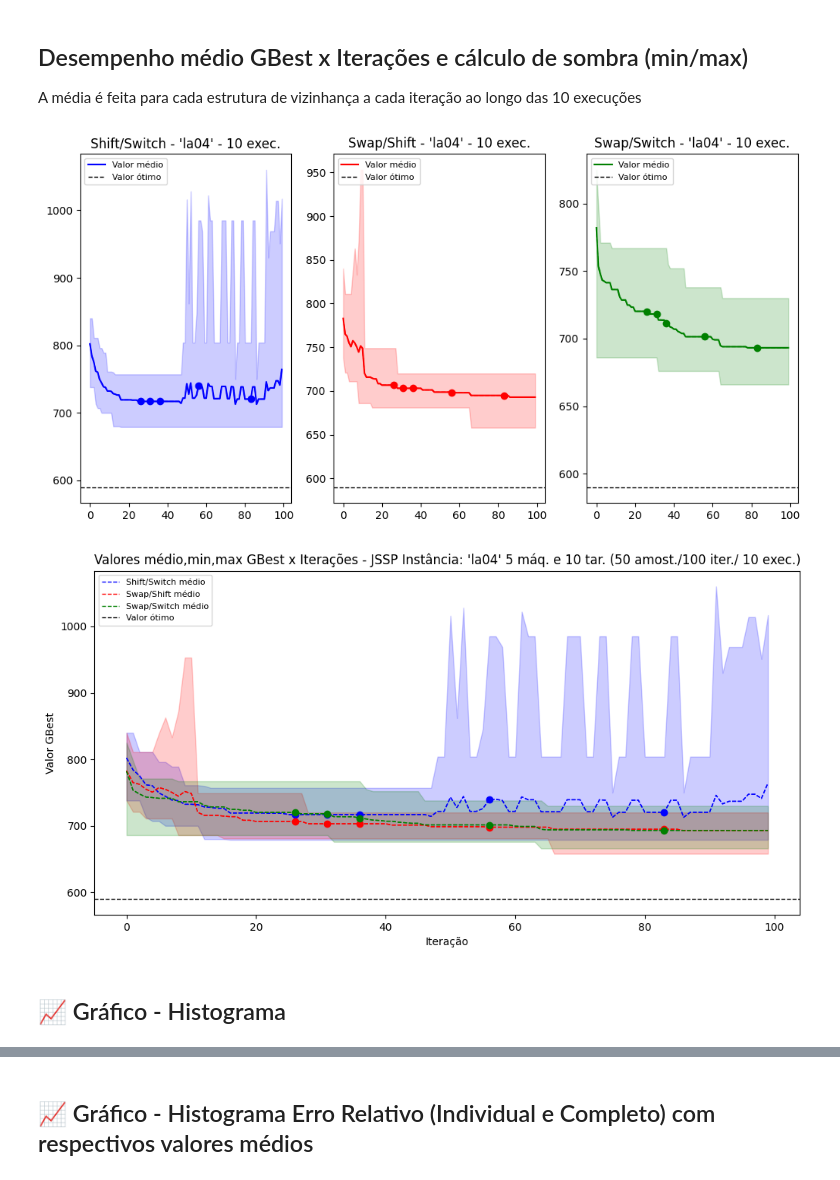
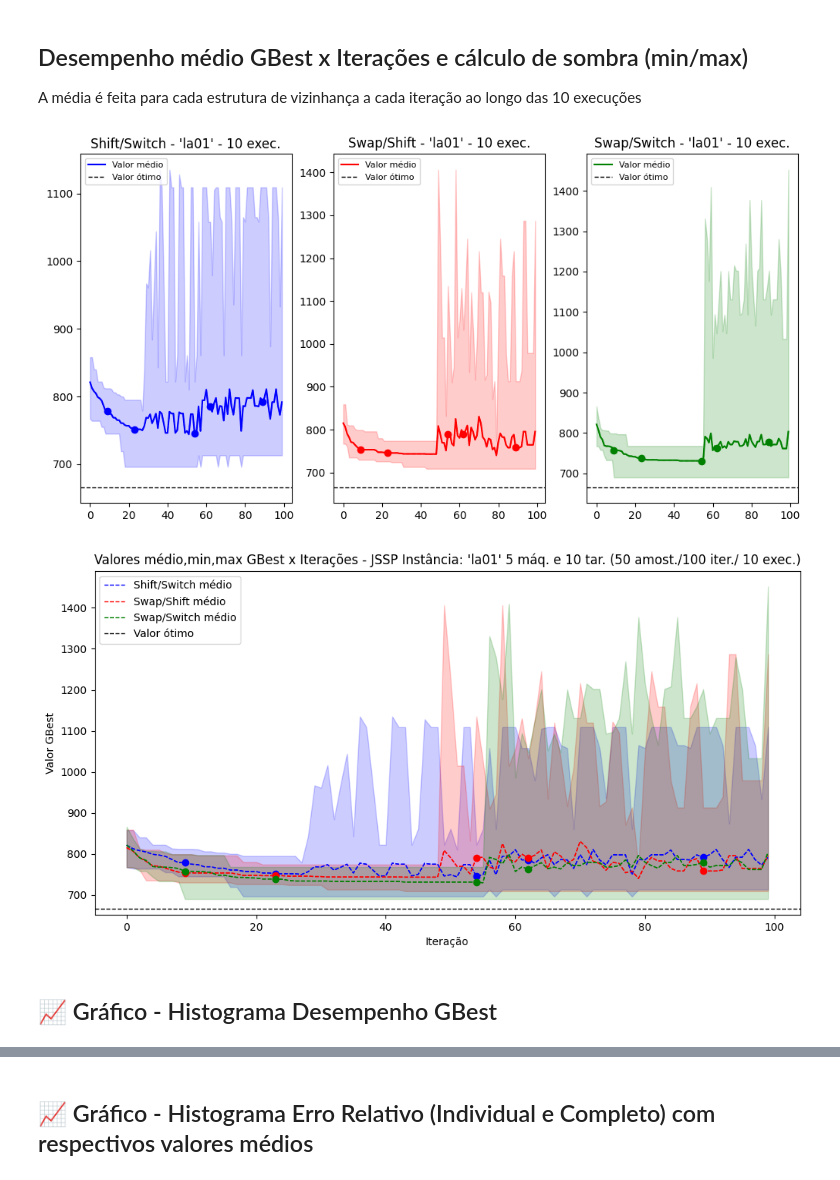
Before and after one commit to diogo-dpa/TCC-Projeto-UFMG, a Jupyter notebook: projeto.ipynb, the cells around one changed output, grey strips where cells are left out. Saved outputs shown, nothing was run; the diff lists cells and outputs as text; code cells hidden in the pictures.

```diff
--- a/projeto.ipynb
+++ b/projeto.ipynb
@@ -314,7 +318,7 @@ iterationsForVND = np.zeros(numberOfIterationsForVND)
 colors = ['blue', 'red', 'green']
 
 optimalValueArrayJSSPInstance = {'la01': 666, 'la02': 655, 'la03': 597, 'la04': 590, 'la05': 593, 'la06': 926, 'mt10': 930, 'mt20': 1165}
-JSSPInstance = 'la05'
+JSSPInstance = 'la01'
 # %%
 # Full Method
 [data, tasks, machines] = readInstanceAndReturnDataTaskMachines('./instances/{}.txt'.format(JSSPInstance))
@@ -330,6 +334,7 @@ bestGlobalFitnessArray = np.zeros((sizeNeighborhoodStructure, iterations))
 
 executionTimeArrayStore = np.zeros((sizeNeighborhoodStructure, iterations, executionTimeQuantity))
 executionTimeArrayStoreCopy = np.zeros((sizeNeighborhoodStructure, iterations, executionTimeQuantity))
+executionTimeArrayStoreVector = np.zeros((tasks*machines, 2, sizeNeighborhoodStructure, iterations, executionTimeQuantity))
 # %% [output]
 Número de tasks:  10
 Número de máquinas:  5
@@ -421,6 +426,7 @@ for exec_time_it in range(0, executionTimeQuantity):
             bestGlobalFitnessArray[ns_it][it] = calculateFitness(operationsConverted, dadosFormatados)[0]
 
             # Store For statistic analysis
+            executionTimeArrayStoreVector[:,:, ns_it, it, exec_time_it] = operationsConverted
             executionTimeArrayStore[ns_it][it][exec_time_it] = bestGlobalFitnessArray[ns_it][it]
             # print('bestGlobalPositionVector: {}'.format(bestGlobalPositionVector))
             # print('Ns: {}/ It: {} -> BestGlobalPosition Value: {}'.format(ns_it, it, bestGlobalFitnessArray[ns_it][it]))
@@ -476,40 +482,40 @@ ymax = np.zeros((sizeNeighborhoodStructure, iterations))
 
 
 figHist, axesHist = plt.subplots(1, sizeNeighborhoodStructure, figsize=(12,6), dpi=100)
 
 for ns_it in range(0, sizeNeighborhoodStructure):
     y[ns_it] = meanBestGlobalFitnessArrayPerIteration[ns_it][:]
     ymin[ns_it] = minBestGlobalFitnessArrayPerIteration[ns_it][:]
     ymax[ns_it] = maxBestGlobalFitnessArrayPerIteration[ns_it][:]
     axesHist[ns_it].plot(x, y[ns_it], color=colors[ns_it], label="Valor médio")
     axesHist[ns_it].fill_between(x, ymin[ns_it], ymax[ns_it], color=colors[ns_it], alpha=0.2)
     axesHist[ns_it].axhline(optimalValueArrayJSSPInstance[JSSPInstance], color='k', linestyle='dashed', linewidth=1, label='Valor ótimo')
-    axesHist[ns_it].plot(x, y[ns_it], color=colors[ns_it], lw=1, ls='--', marker='o', markevery=[iterationsForVND])
+    axesHist[ns_it].plot(x, y[ns_it], color=colors[ns_it], lw=1, ls='--', marker='o', markevery=iterationsForVND)
     axesHist[ns_it].set_title('{} - \'{}\' - {} exec.'.format(neighborhoodStructuresLiteral[ns_it], JSSPInstance, executionTimeQuantity))
     axesHist[ns_it].legend(fontsize=8, loc='upper left')
     figHist.savefig('./results/%s/linha/desempenhoIndividuais.png' % JSSPInstance, dpi=figHist.dpi)
 
 
 # Full Figure
 figComplete, axesCompleteFig = plt.subplots(figsize=(12,6), dpi=100)
 
 for ns_it in range(0, sizeNeighborhoodStructure):
     axesCompleteFig.plot(x, y[ns_it], color=colors[ns_it], lw=1, ls='--', label="{} médio".format(neighborhoodStructuresLiteral[ns_it]))
     axesCompleteFig.fill_between(x, ymin[ns_it], ymax[ns_it], color=colors[ns_it], alpha=0.2)
-    axesCompleteFig.plot(x, y[ns_it], color=colors[ns_it], lw=1, ls='--', marker='o', markevery=[iterationsForVND])
+    axesCompleteFig.plot(x, y[ns_it], color=colors[ns_it], lw=1, ls='--', marker='o', markevery=iterationsForVND)
 
 axesCompleteFig.axhline(optimalValueArrayJSSPInstance[JSSPInstance], color='k', linestyle='dashed', linewidth=1, label='Valor ótimo')
 
 axesCompleteFig.set_xlabel('Iteração')
 axesCompleteFig.set_ylabel('Valor GBest')
 axesCompleteFig.set_title('Valores médio,min,max GBest x Iterações - JSSP Instância: \'{}\' {} máq. e {} tar. ({} amost./{} iter./ {} exec.)'.format(JSSPInstance, machines, tasks, numberOfParticles, iterations, executionTimeQuantity))
-axesCompleteFig.legend(fontsize=8, loc='upper left')
+axesCompleteFig.legend(fontsize=10, loc='upper left')
 figComplete.savefig('./results/%s/linha/desempenhoCompleto.png' % JSSPInstance, dpi=figComplete.dpi)
 # %% [output]
-[figure, old version]
+[figure, new version]
-[figure, old version]
+[figure, new version]
 # %% [markdown]
-## 📈 Gráfico - Histograma
+## 📈 Gráfico - Histograma Desempenho GBest
 # %%
 executionTimeArrayStoreCopy = executionTimeArrayStore.reshape(sizeNeighborhoodStructure, iterations*executionTimeQuantity)
 nBins = 100
```
Also changed, not shown: parts of 10 cells of this notebook, 6 other files.
